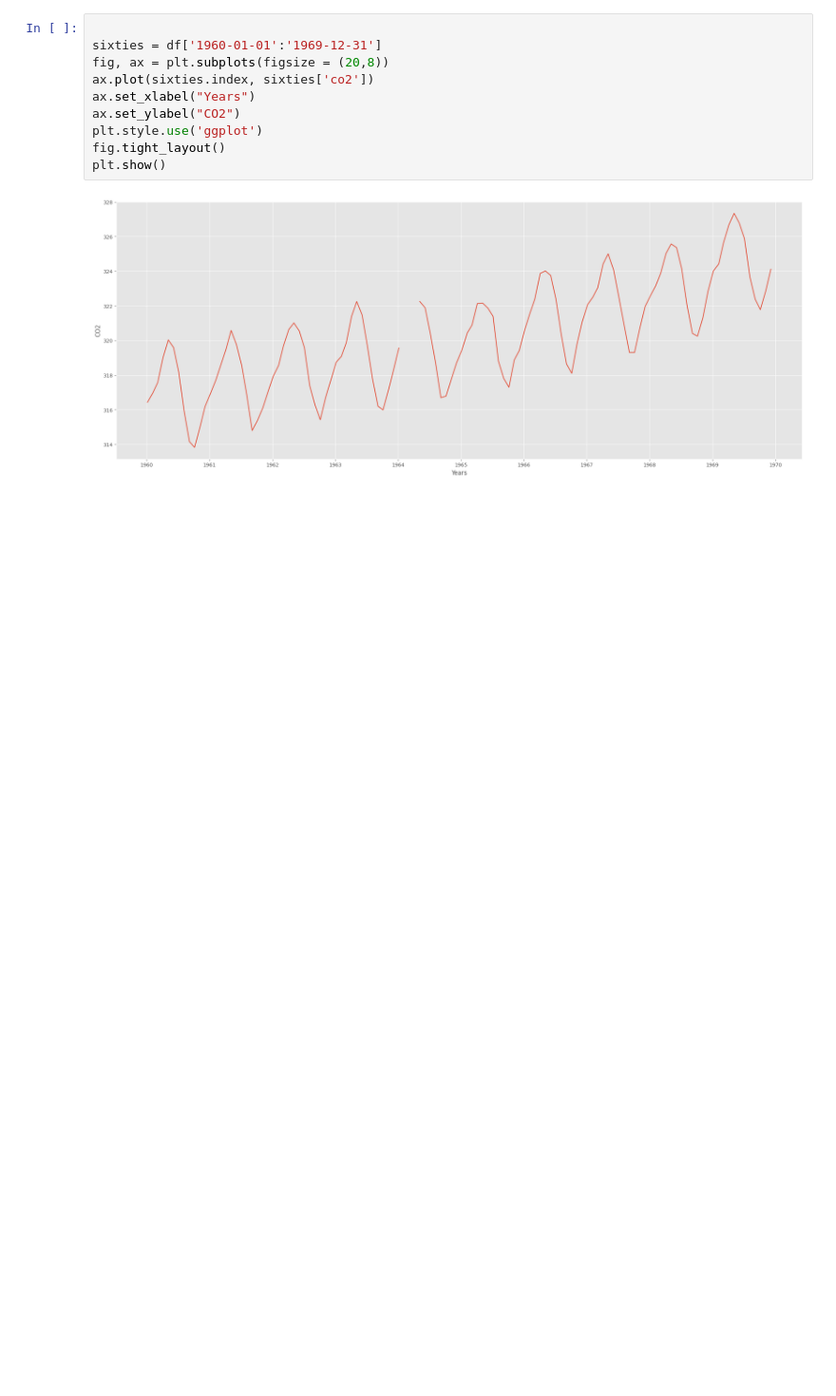
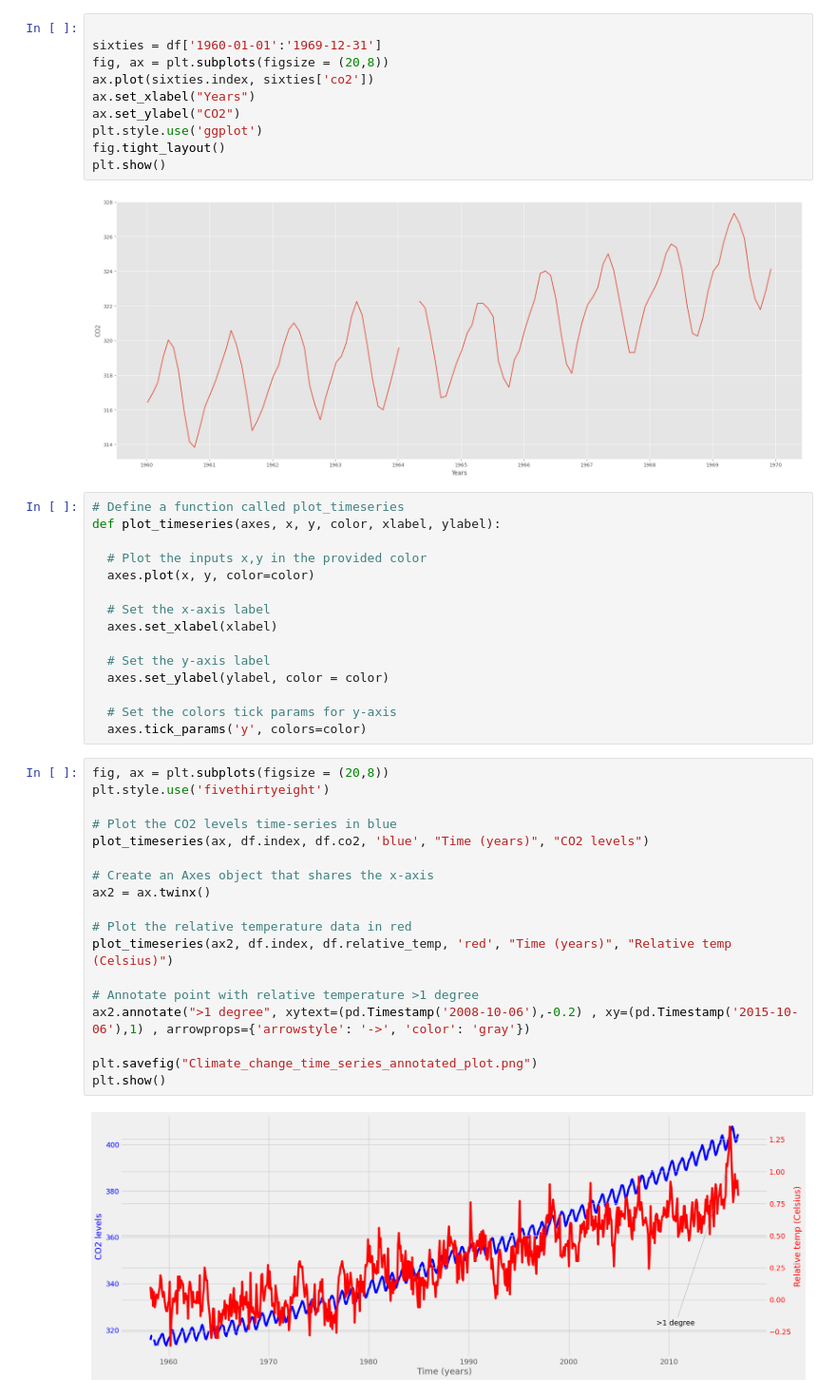
Before and after one commit to atifiu/matplotlib_practice, a Jupyter notebook: Matplotlib_Timeseries_Training2.ipynb, the cells around one changed output. Shown: that part at 95% size. Cells and saved outputs as stored; diff of their text form; blank space fills up the shorter version.

Commit message:
Added annotated time series plot

```diff
--- a/Matplotlib_Timeseries_Training2.ipynb
+++ b/Matplotlib_Timeseries_Training2.ipynb
@@ -54,3 +54,38 @@ fig.tight_layout()
 plt.show()
 # %% [output]
 [figure]
+# %%
+# Define a function called plot_timeseries
+def plot_timeseries(axes, x, y, color, xlabel, ylabel):
+
+  # Plot the inputs x,y in the provided color
+  axes.plot(x, y, color=color)
+
+  # Set the x-axis label
+  axes.set_xlabel(xlabel)
+
+  # Set the y-axis label
+  axes.set_ylabel(ylabel, color = color)
+
+  # Set the colors tick params for y-axis
+  axes.tick_params('y', colors=color)
+# %%
+fig, ax = plt.subplots(figsize = (20,8))
+plt.style.use('fivethirtyeight')
+
+# Plot the CO2 levels time-series in blue
+plot_timeseries(ax, df.index, df.co2, 'blue', "Time (years)", "CO2 levels")
+
+# Create an Axes object that shares the x-axis
+ax2 = ax.twinx()
+
+# Plot the relative temperature data in red
+plot_timeseries(ax2, df.index, df.relative_temp, 'red', "Time (years)", "Relative temp (Celsius)")
+
+# Annotate point with relative temperature >1 degree
+ax2.annotate(">1 degree", xytext=(pd.Timestamp('2008-10-06'),-0.2) , xy=(pd.Timestamp('2015-10-06'),1) , arrowprops={'arrowstyle': '->', 'color': 'gray'})
+
+plt.savefig("Climate_change_time_series_annotated_plot.png")
+plt.show()
+# %% [output]
+[figure, added]
```
Also changed, not shown: parts of 1 cell of this notebook, 2 other files.
